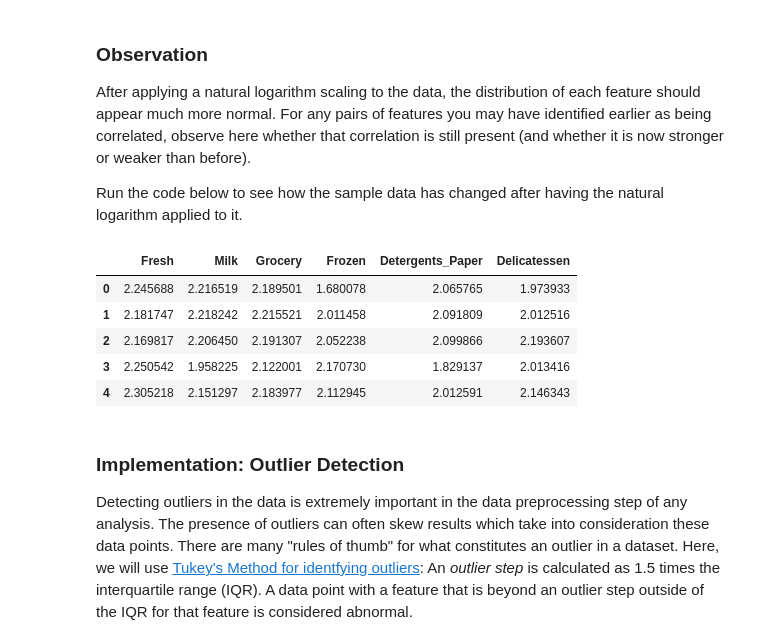
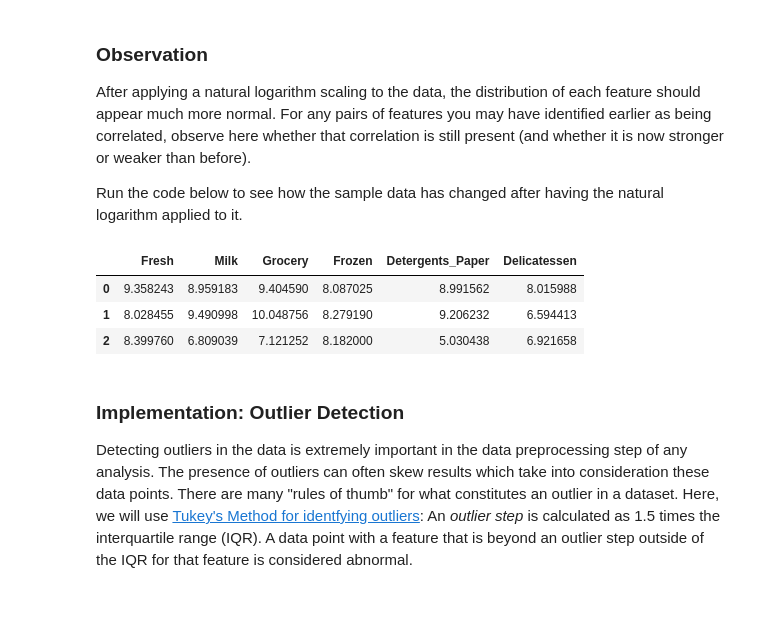
Before and after one commit to yehchilai/MachineLearningNanodegreeProjects, a Jupyter notebook: customer_segments/customer_segments.ipynb, the cells around one changed output. Cells and saved outputs as stored; diff of their text form; code cells hidden in the pictures; blank space fills up the shorter version.

```diff
--- a/customer_segments/customer_segments.ipynb
+++ b/customer_segments/customer_segments.ipynb
@@ -77,3 +77,9 @@ Chosen samples of wholesale customers dataset:
 Consider the total purchase cost of each product category and the statistical description of the dataset above for your sample customers.
 *What kind of establishment (customer) could each of the three samples you've chosen represent?*
 **Hint:** Examples of establishments include places like markets, cafes, and retailers, among many others. Avoid using names for establishments, such as saying *"McDonalds"* when describing a sample customer as a restaurant.
+# %%
+# Import Seaborn, a very powerful library for Data Visualisation
+import seaborn as sns
+samples_bar_mean = samples.append(data.describe().loc[['50%', 'mean']])
+samples_bar_mean.index = indices + ['mean', '50%']
+samples_bar_mean.plot(kind='bar', figsize=(14,6))
@@ -151,7 +170,7 @@ In the code block below, you will need to implement the following:
 log_data = np.log(data)
 
 # TODO: Scale the sample data using the natural logarithm
-log_samples = np.log(log_data)
+log_samples = np.log(samples)
 
 # Produce a scatter matrix for each pair of newly-transformed features
 pd.scatter_matrix(log_data, alpha = 0.3, figsize = (14,8), diagonal = 'kde');
@@ -164,14 +183,12 @@ After applying a natural logarithm scaling to the data, the distribution of each
 Run the code below to see how the sample data has changed after having the natural logarithm applied to it.
 # %%
 # Display the log-transformed sample data
-display(log_samples.head(n=5))
+display(log_samples)
 # %% [output]
 |  | Fresh | Milk | Grocery | Frozen | Detergents_Paper | Delicatessen |
-| 0 | 2.245688 | 2.216519 | 2.189501 | 1.680078 | 2.065765 | 1.973933 |
-| 1 | 2.181747 | 2.218242 | 2.215521 | 2.011458 | 2.091809 | 2.012516 |
-| 2 | 2.169817 | 2.206450 | 2.191307 | 2.052238 | 2.099866 | 2.193607 |
-| 3 | 2.250542 | 1.958225 | 2.122001 | 2.170730 | 1.829137 | 2.013416 |
-| 4 | 2.305218 | 2.151297 | 2.183977 | 2.112945 | 2.012591 | 2.146343 |
+| 0 | 9.358243 | 8.959183 | 9.404590 | 8.087025 | 8.991562 | 8.015988 |
+| 1 | 8.028455 | 9.490998 | 10.048756 | 8.279190 | 9.206232 | 6.594413 |
+| 2 | 8.399760 | 6.809039 | 7.121252 | 8.182000 | 5.030438 | 6.921658 |
 # %% [markdown]
 ### Implementation: Outlier Detection
 Detecting outliers in the data is extremely important in the data preprocessing step of any analysis. The presence of outliers can often skew results which take into consideration these data points. There are many "rules of thumb" for what constitutes an outlier in a dataset. Here, we will use [Tukey's Method for identfying outliers](http://datapigtechnologies.com/blog/index.php/highlighting-outliers-in-your-data-with-the-tukey-method/): An *outlier step* is calculated as 1.5 times the interquartile range (IQR). A data point with a feature that is beyond an outlier step outside of the IQR for that feature is considered abnormal.
```
Also changed, not shown: parts of 28 cells of this notebook, 2 other files.
